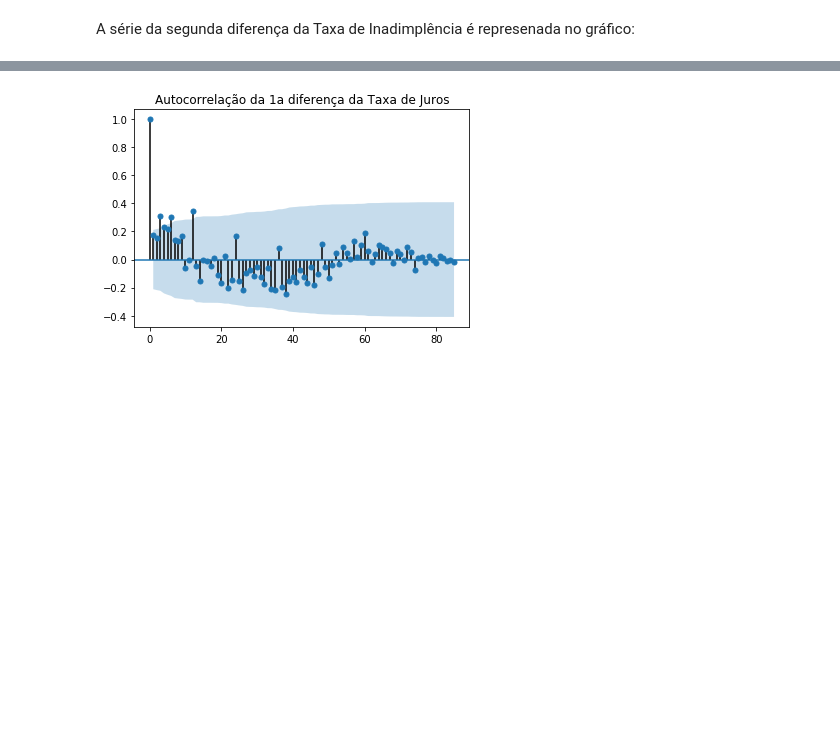
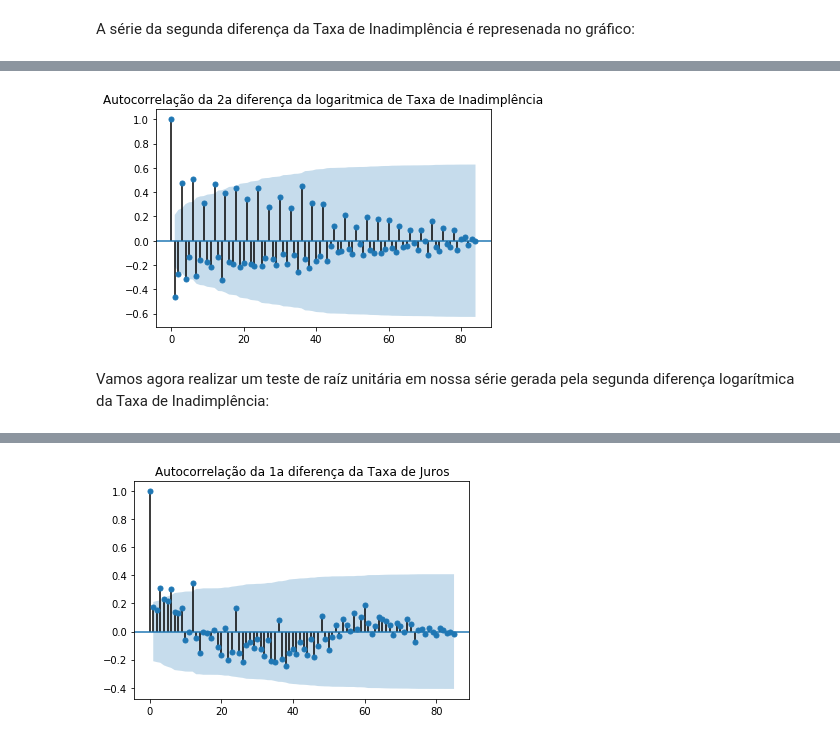
Before and after one commit to GustavoAlovisi/Econometrics2018, a Jupyter notebook: eco02018.ipynb, the cells around one changed output, grey strips where cells are left out. Cells and saved outputs as stored; diff of their text form; code cells hidden in the pictures; blank space fills up the shorter version.

```diff
--- a/eco02018.ipynb
+++ b/eco02018.ipynb
@@ -205,0 +214,6 @@ plt.show()
+# %%
+acf = tsaplots.plot_acf(logdiffdiff, alpha= 0.05,  title = "Autocorrelação da 2a diferença da logaritmica de Taxa de Inadimplência")
+# %% [output]
+[figure, added]
+# %% [markdown]
+Vamos agora realizar um teste de raíz unitária em nossa série gerada pela segunda diferença logarítmica da Taxa de Inadimplência:
```
Also changed, not shown: parts of 14 cells of this notebook, 1 other file.
